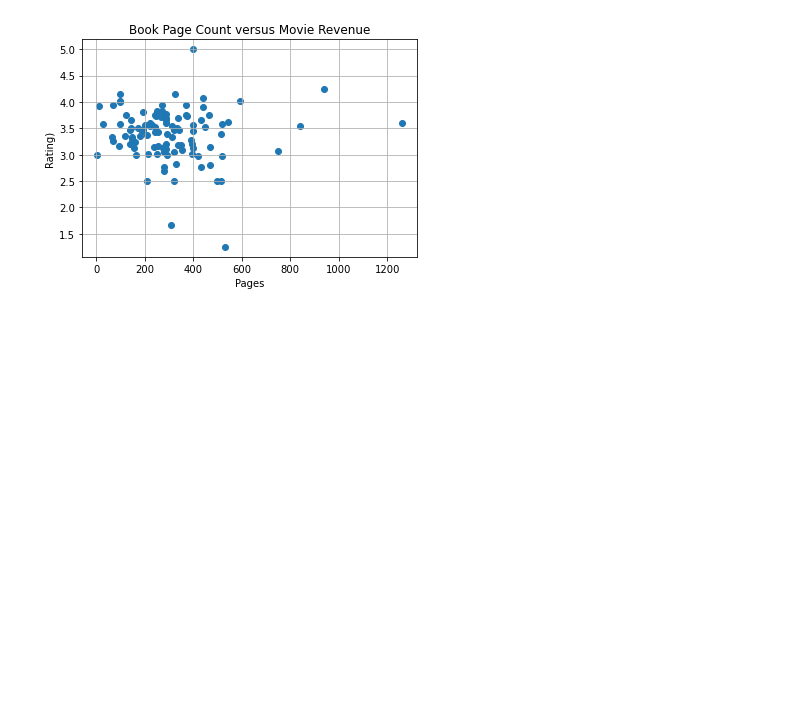
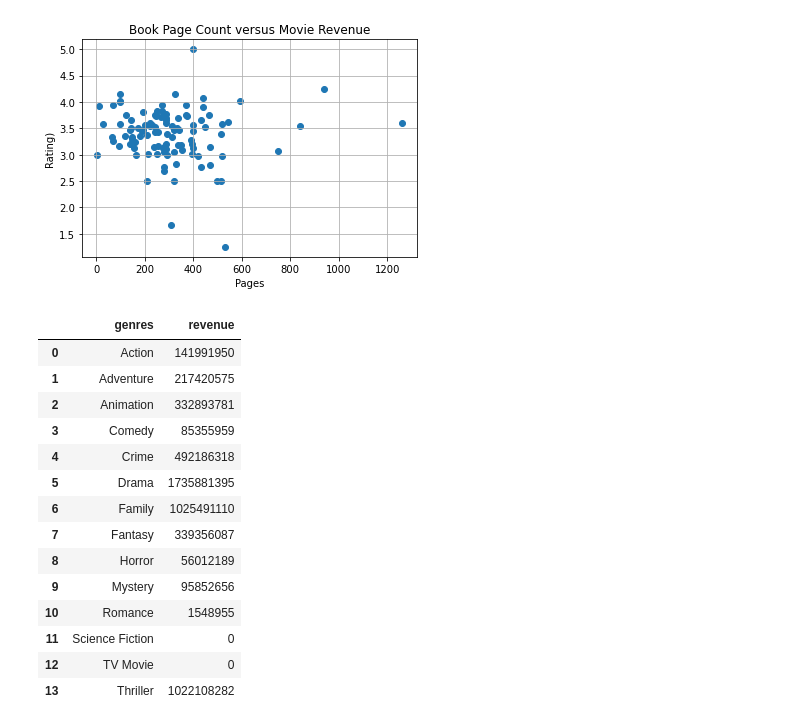
Before and after one commit to laurenemilyto/film_adapatation_success, a Jupyter notebook: ashley_notebook.ipynb, the cells around one changed output. Cells and saved outputs as stored; diff of their text form; code cells hidden in the pictures; blank space fills up the shorter version.

```diff
--- a/ashley_notebook.ipynb
+++ b/ashley_notebook.ipynb
@@ -62,16 +62,26 @@ plt.show()
 # %%
 #genre versus movie revenue plot
 
-plt.scatter(final_df["  num_pages"], final_df["rating"], marker="o")
+grouped_df = final_df.groupby('genres').sum('revenue').reset_index()
 
-# Incorporate the other graph properties
-plt.title("Book Page Count versus Movie Revenue")
-plt.ylabel("Pages)")
-plt.xlabel("Rating")
-plt.grid(True)
+#grouped_df
 
-# Save the figure
-plt.savefig("page_count_rating.png")
+new_grouped = grouped_df[['genres', 'revenue']]
 
-# Show plot
-plt.show()
+new_grouped
+# %% [output]
+|  | genres | revenue |
+| 0 | Action | 141991950 |
+| 1 | Adventure | 217420575 |
+| 2 | Animation | 332893781 |
+| 3 | Comedy | 85355959 |
+| 4 | Crime | 492186318 |
+| 5 | Drama | 1735881395 |
+| 6 | Family | 1025491110 |
+| 7 | Fantasy | 339356087 |
+| 8 | Horror | 56012189 |
+| 9 | Mystery | 95852656 |
+| 10 | Romance | 1548955 |
+| 11 | Science Fiction | 0 |
+| 12 | TV Movie | 0 |
+| 13 | Thriller | 1022108282 |
```
Also changed, not shown: parts of 3 cells of this notebook.
